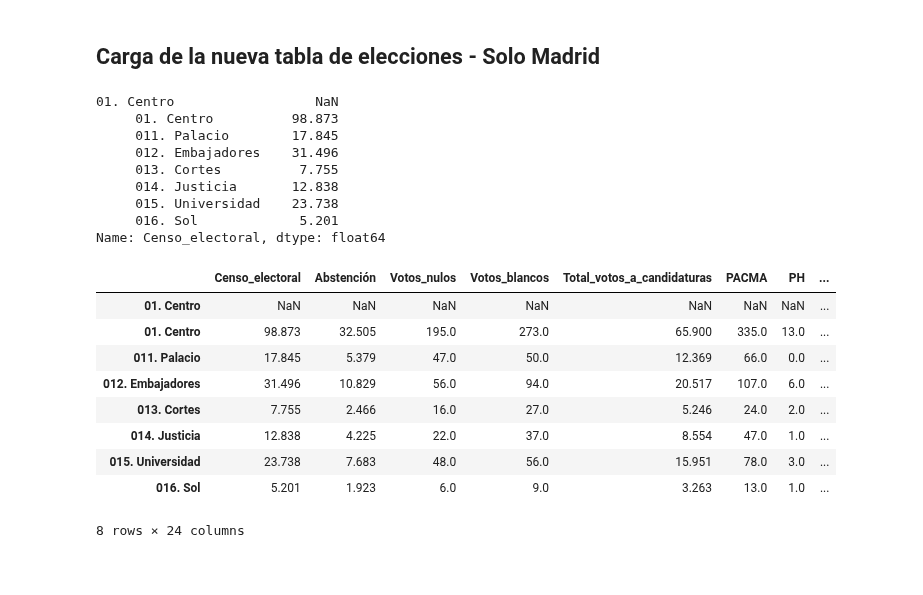
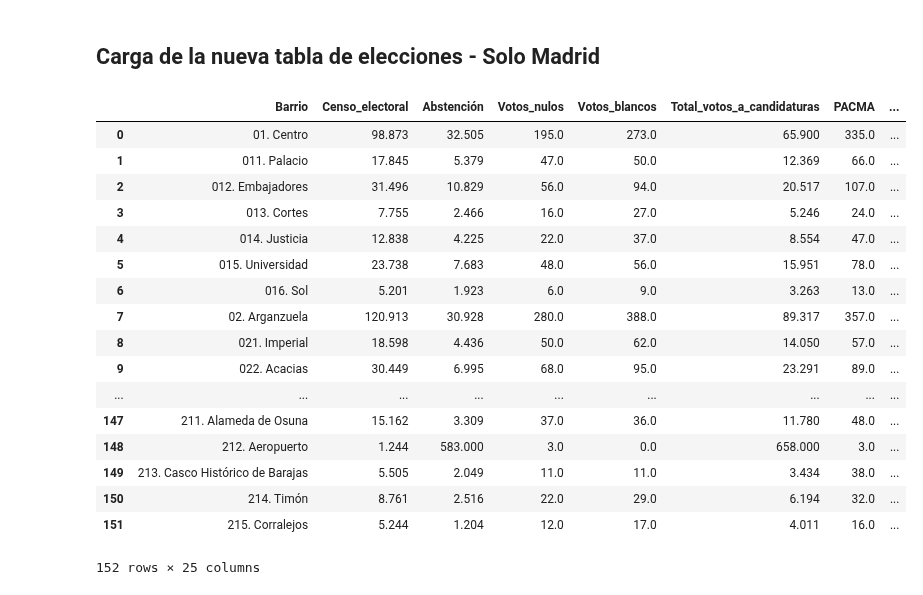
Before and after one commit to InmaLatorre/G3_ProyectoPython, a Jupyter notebook: MAIN.ipynb, the cells around one changed output. Cells and saved outputs as stored; diff of their text form; code cells hidden in the pictures; blank space fills up the shorter version.

Commit message:
Se actualiza el archivo MAIN para trabajar con las tablas nuevas de los barrios

```diff
--- a/MAIN.ipynb
+++ b/MAIN.ipynb
@@ -28,25 +21,50 @@ municipios.columns = [i.strip().replace(' ','_') for i in municipios.columns]
-# %%
-municipios.iloc[:,0]
-# %% [output]
-01. Centro                  NaN
-     01. Centro          98.873
-     011. Palacio        17.845
-     012. Embajadores    31.496
-     013. Cortes          7.755
-     014. Justicia       12.838
-     015. Universidad    23.738
-     016. Sol             5.201
-Name: Censo_electoral, dtype: float64
-# %%
-municipios.head(10)
-# %% [output]
-|  | Censo_electoral | Abstención | Votos_nulos | Votos_blancos | Total_votos_a_candidaturas | PACMA | PH | ... |
-| 01. Centro | NaN | NaN | NaN | NaN | NaN | NaN | NaN | ... |
-| 01. Centro | 98.873 | 32.505 | 195.0 | 273.0 | 65.900 | 335.0 | 13.0 | ... |
-| 011. Palacio | 17.845 | 5.379 | 47.0 | 50.0 | 12.369 | 66.0 | 0.0 | ... |
-| 012. Embajadores | 31.496 | 10.829 | 56.0 | 94.0 | 20.517 | 107.0 | 6.0 | ... |
-| 013. Cortes | 7.755 | 2.466 | 16.0 | 27.0 | 5.246 | 24.0 | 2.0 | ... |
-| 014. Justicia | 12.838 | 4.225 | 22.0 | 37.0 | 8.554 | 47.0 | 1.0 | ... |
-| 015. Universidad | 23.738 | 7.683 | 48.0 | 56.0 | 15.951 | 78.0 | 3.0 | ... |
-| 016. Sol | 5.201 | 1.923 | 6.0 | 9.0 | 3.263 | 13.0 | 1.0 | ... |
-8 rows × 24 columns
+# %%
+import pandas as pd
+import os
+
+path = "resources/Tablas_elecciones_barrio/"
+files = ""
+tables = []
+for r, d, f in os.walk(path):
+    files = f
+
+# lectura y limpieza de las 21 tablas. Resultado: una lista de 21 tablas
+for file in files:
+    tmp_table = pd.read_excel('resources/Tablas_elecciones_barrio/{0}'.format(file),
+                              sep=";", encoding="ISO-8859-1")
+    tmp_table.columns = [i.strip().replace(' ','_') for i in tmp_table.columns]
+    tmp_table.reset_index(level=0, inplace=True)
+    tmp_table.rename(columns={'index': 'Barrio'}, inplace=True)
+    tmp_table.drop(0, inplace=True)
+    tables.append(tmp_table)
+
+# Se concatenan las 21 tablas en una sola
+main_table = pd.concat(tables)
+# Se unifica el index para toda la tabla
+main_table.reset_index(drop=True, inplace=True)
+
+main_table
+
+# municipios = pd.read_excel('resources/Tablas_elecciones_barrio/01_centro.xls', sep=";", encoding="ISO-8859-1")
+# municipios.columns = [i.strip().replace(' ','_') for i in municipios.columns]
+# # municipios.set_index(pd.Index(list(range(0,len(municipios)))))
+# municipios
+# %% [output]
+|  | Barrio | Censo_electoral | Abstención | Votos_nulos | Votos_blancos | Total_votos_a_candidaturas | PACMA | ... |
+| 0 | 01. Centro | 98.873 | 32.505 | 195.0 | 273.0 | 65.900 | 335.0 | ... |
+| 1 | 011. Palacio | 17.845 | 5.379 | 47.0 | 50.0 | 12.369 | 66.0 | ... |
+| 2 | 012. Embajadores | 31.496 | 10.829 | 56.0 | 94.0 | 20.517 | 107.0 | ... |
+| 3 | 013. Cortes | 7.755 | 2.466 | 16.0 | 27.0 | 5.246 | 24.0 | ... |
+| 4 | 014. Justicia | 12.838 | 4.225 | 22.0 | 37.0 | 8.554 | 47.0 | ... |
+| 5 | 015. Universidad | 23.738 | 7.683 | 48.0 | 56.0 | 15.951 | 78.0 | ... |
+| 6 | 016. Sol | 5.201 | 1.923 | 6.0 | 9.0 | 3.263 | 13.0 | ... |
+| 7 | 02. Arganzuela | 120.913 | 30.928 | 280.0 | 388.0 | 89.317 | 357.0 | ... |
+| 8 | 021. Imperial | 18.598 | 4.436 | 50.0 | 62.0 | 14.050 | 57.0 | ... |
+| 9 | 022. Acacias | 30.449 | 6.995 | 68.0 | 95.0 | 23.291 | 89.0 | ... |
+| ... | ... | ... | ... | ... | ... | ... | ... | ... |
+| 147 | 211. Alameda de Osuna | 15.162 | 3.309 | 37.0 | 36.0 | 11.780 | 48.0 | ... |
+| 148 | 212. Aeropuerto | 1.244 | 583.000 | 3.0 | 0.0 | 658.000 | 3.0 | ... |
+| 149 | 213. Casco Histórico de Barajas | 5.505 | 2.049 | 11.0 | 11.0 | 3.434 | 38.0 | ... |
+| 150 | 214. Timón | 8.761 | 2.516 | 22.0 | 29.0 | 6.194 | 32.0 | ... |
+| 151 | 215. Corralejos | 5.244 | 1.204 | 12.0 | 17.0 | 4.011 | 16.0 | ... |
+152 rows × 25 columns
```
Also changed, not shown: parts of 3 cells of this notebook.
